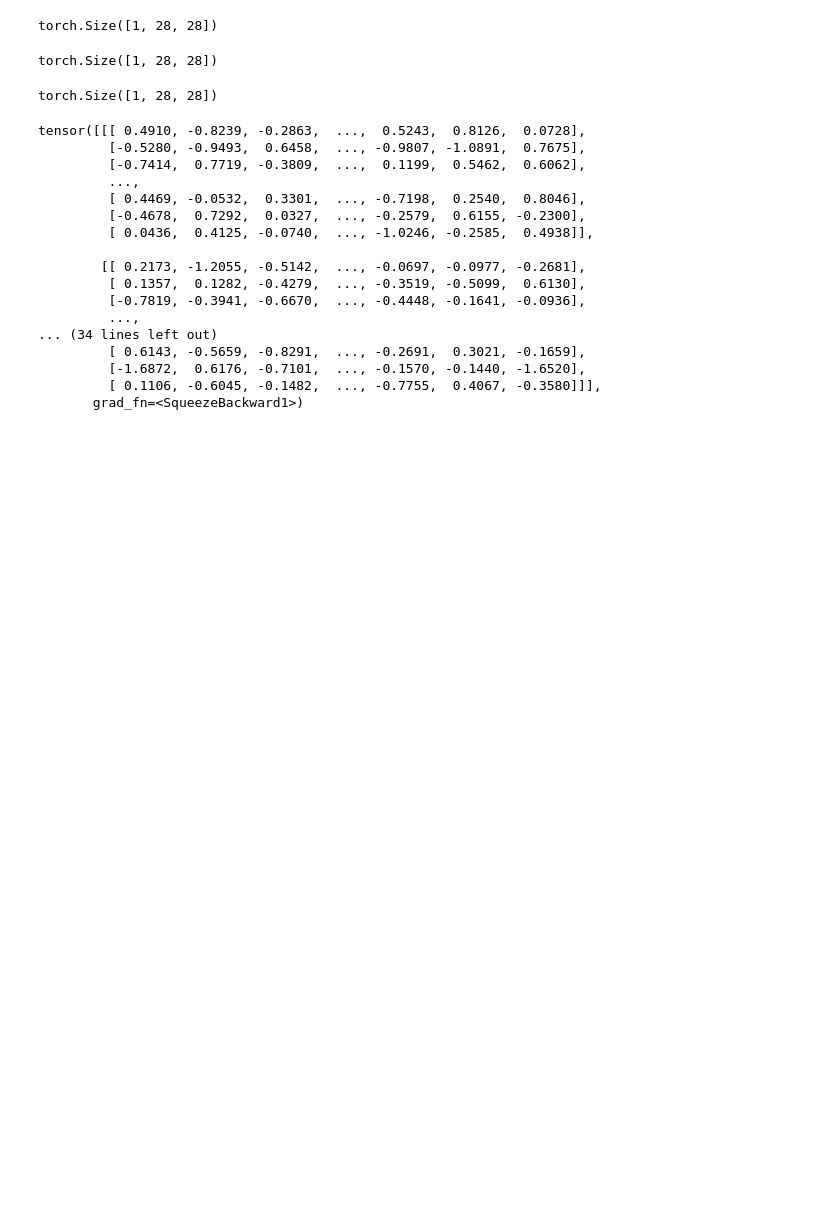
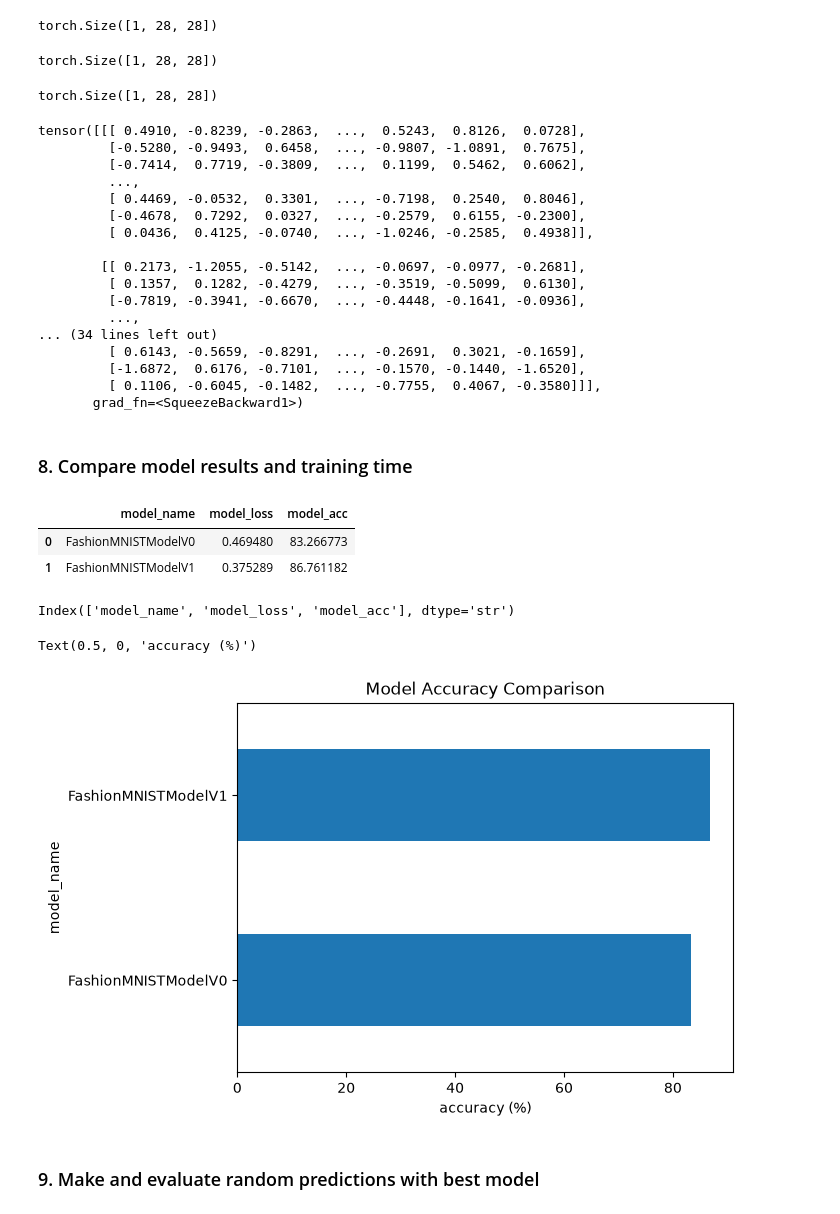
Before and after one commit to Hassan3924/PyTorch-practice, a Jupyter notebook: computer-vision.ipynb, the cells around one changed output. Drawn from its saved outputs; the diff is of its cells as text; code cells hidden in the pictures; blank space fills up the shorter version.

Commit message:
Compared results of different models uitlising normal_model(with just nn.linear) vs more complex model(maxpool, conv2d, etc)

```diff
--- a/computer-vision.ipynb
+++ b/computer-vision.ipynb
@@ -397,7 +397,7 @@ from helper_functions import accuracy_fn
 
 # Setup loss function and optimizerr
 loss_fn = nn.CrossEntropyLoss()
-optimizer = torch.optim.SGD(params = model_0.parameters(),
+optimizer = torch.optim.SGD(params = loaded_model.parameters(),
                             lr = 0.1)
 # %%
 # accuracy_fn()
@@ -572,7 +582,7 @@ device
 # %%
-# loaded_model_0_results = eval_model(model = loaded_model_0,
-#                              data_loader = test_dataloader,
-#                              loss_fn= loss_fn,
-#                              accuracy_fn = accuracy_fn)
+loaded_model_0_results = eval_model(model = loaded_model_0,
+                             data_loader = test_dataloader,
+                             loss_fn= loss_fn,
+                             accuracy_fn = accuracy_fn)
 
-# loaded_model_0_results
+loaded_model_0_results
@@ -966,0 +950,29 @@ tensor([[[ 0.4910, -0.8239, -0.2863,  ...,  0.5243,  0.8126,  0.0728],
+# %% [markdown]
+### 8. Compare model results and training time
+# %%
+import pandas as pd
+
+compare_results = pd.DataFrame(
+    [loaded_model_0_results,
+     model_2_results])
+# %%
+compare_results
+# %% [output]
+|  | model_name | model_loss | model_acc |
+| 0 | FashionMNISTModelV0 | 0.469480 | 83.266773 |
+| 1 | FashionMNISTModelV1 | 0.375289 | 86.761182 |
+# %%
+# Add training time to rtesults comparison (perforamnce vs speed trade off)
+compare_results.columns
+# %% [output]
+Index(['model_name', 'model_loss', 'model_acc'], dtype='str')
+# %%
+# Visualize our model results
+
+compare_results.set_index("model_name")["model_acc"].plot(kind = "barh", title = "Model Accuracy Comparison")
+plt.xlabel("accuracy (%)")
+# %% [output]
+Text(0.5, 0, 'accuracy (%)')
+[figure, added]
+# %% [markdown]
+### 9. Make and evaluate random predictions with best model
```
Also changed, not shown: parts of 17 cells of this notebook.
